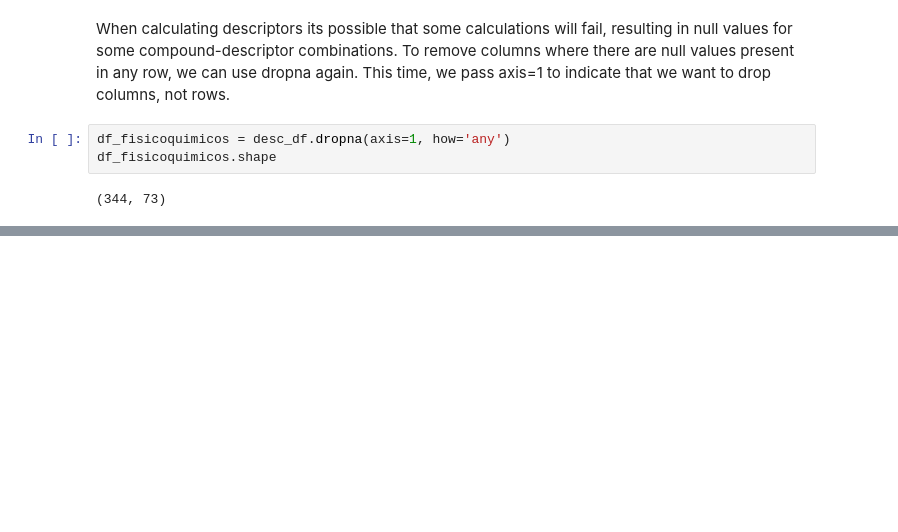
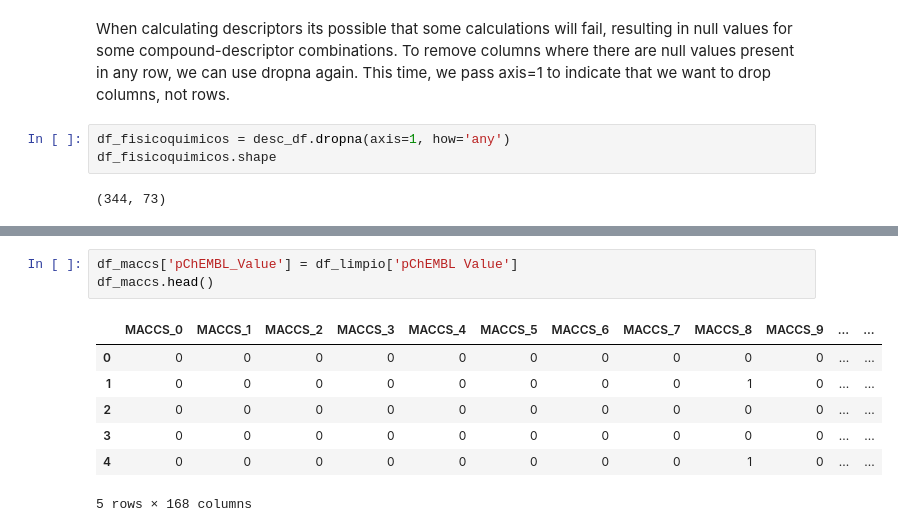
Before and after one commit to jpelaez511/TFM, a Jupyter notebook: notebook/02_Extraccion_Caracteristicas.ipynb, the cells around one changed output, grey strips where cells are left out. Cells and saved outputs as stored; diff of their text form; blank space fills up the shorter version.

```diff
--- a/notebook/02_Extraccion_Caracteristicas.ipynb
+++ b/notebook/02_Extraccion_Caracteristicas.ipynb
@@ -114,0 +133,11 @@ Ahora vamos a crear otro df esta vez utilizando descriptores estructurales MACCS
+# %%
+df_maccs['pChEMBL_Value'] = df_limpio['pChEMBL Value']
+df_maccs.head()
+# %% [output]
+|  | MACCS_0 | MACCS_1 | MACCS_2 | MACCS_3 | MACCS_4 | MACCS_5 | MACCS_6 | MACCS_7 | MACCS_8 | MACCS_9 | ... | ... |
+| 0 | 0 | 0 | 0 | 0 | 0 | 0 | 0 | 0 | 0 | 0 | ... | ... |
+| 1 | 0 | 0 | 0 | 0 | 0 | 0 | 0 | 0 | 1 | 0 | ... | ... |
+| 2 | 0 | 0 | 0 | 0 | 0 | 0 | 0 | 0 | 0 | 0 | ... | ... |
+| 3 | 0 | 0 | 0 | 0 | 0 | 0 | 0 | 0 | 0 | 0 | ... | ... |
+| 4 | 0 | 0 | 0 | 0 | 0 | 0 | 0 | 0 | 1 | 0 | ... | ... |
+5 rows × 168 columns
```
Also changed, not shown: parts of 13 cells of this notebook, 1 other file.
